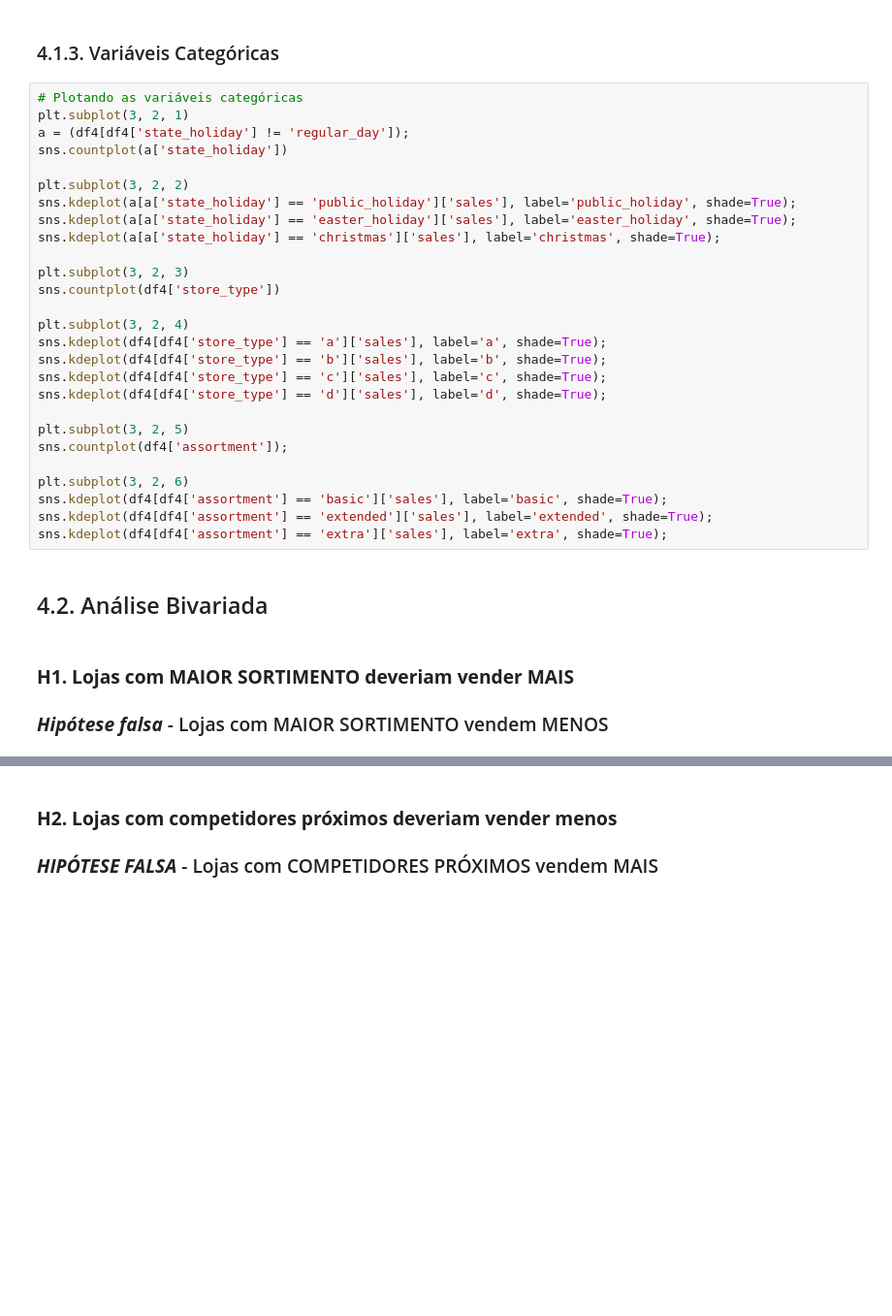
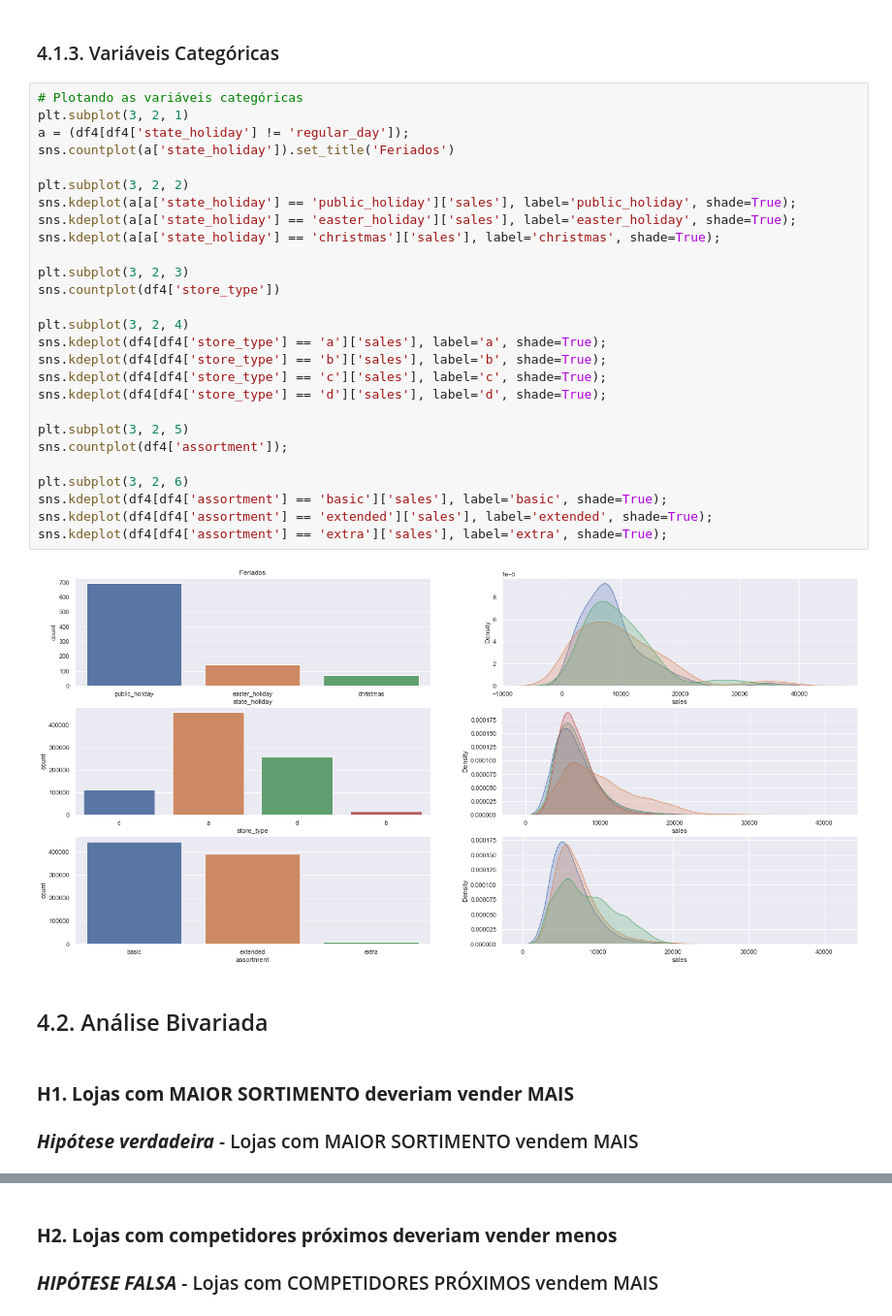
Before and after one commit to almir-martins/rossmann_sales_prediction, a Jupyter notebook: notebooks/m08_video1_store_sales_prediction.ipynb, the cells around one changed output, grey strips where cells are left out. Shown at 97% size. Cells and saved outputs as stored; diff of their text form; blank space fills up the shorter version.

```diff
--- a/notebooks/m08_video1_store_sales_prediction.ipynb
+++ b/notebooks/m08_video1_store_sales_prediction.ipynb
@@ -517,34 +521,36 @@ numerical_attributes.hist(bins=25);
 # %%
 # Plotando as variáveis categóricas
 plt.subplot(3, 2, 1)
 a = (df4[df4['state_holiday'] != 'regular_day']);
-sns.countplot(a['state_holiday'])
+sns.countplot(a['state_holiday']).set_title('Feriados')
 
 plt.subplot(3, 2, 2)
 sns.kdeplot(a[a['state_holiday'] == 'public_holiday']['sales'], label='public_holiday', shade=True);
 sns.kdeplot(a[a['state_holiday'] == 'easter_holiday']['sales'], label='easter_holiday', shade=True);
 sns.kdeplot(a[a['state_holiday'] == 'christmas']['sales'], label='christmas', shade=True);
 
 plt.subplot(3, 2, 3)
 sns.countplot(df4['store_type'])
 
 plt.subplot(3, 2, 4)
 sns.kdeplot(df4[df4['store_type'] == 'a']['sales'], label='a', shade=True);
 sns.kdeplot(df4[df4['store_type'] == 'b']['sales'], label='b', shade=True);
 sns.kdeplot(df4[df4['store_type'] == 'c']['sales'], label='c', shade=True);
 sns.kdeplot(df4[df4['store_type'] == 'd']['sales'], label='d', shade=True);
 
 plt.subplot(3, 2, 5)
 sns.countplot(df4['assortment']);
 
 plt.subplot(3, 2, 6)
 sns.kdeplot(df4[df4['assortment'] == 'basic']['sales'], label='basic', shade=True);
 sns.kdeplot(df4[df4['assortment'] == 'extended']['sales'], label='extended', shade=True);
 sns.kdeplot(df4[df4['assortment'] == 'extra']['sales'], label='extra', shade=True);
+# %% [output]
+[figure, added]
 # %% [markdown]
 ## 4.2. Análise Bivariada
 # %% [markdown]
 ### <b>H1. Lojas com MAIOR SORTIMENTO deveriam vender MAIS</b>
-### ***Hipótese falsa*** - Lojas com MAIOR SORTIMENTO vendem MENOS
+### ***Hipótese verdadeira*** - Lojas com MAIOR SORTIMENTO vendem MAIS
 # %%
 # Quantidade de vendas por tipo de assortment
```
Also changed, not shown: parts of 16 cells of this notebook.
